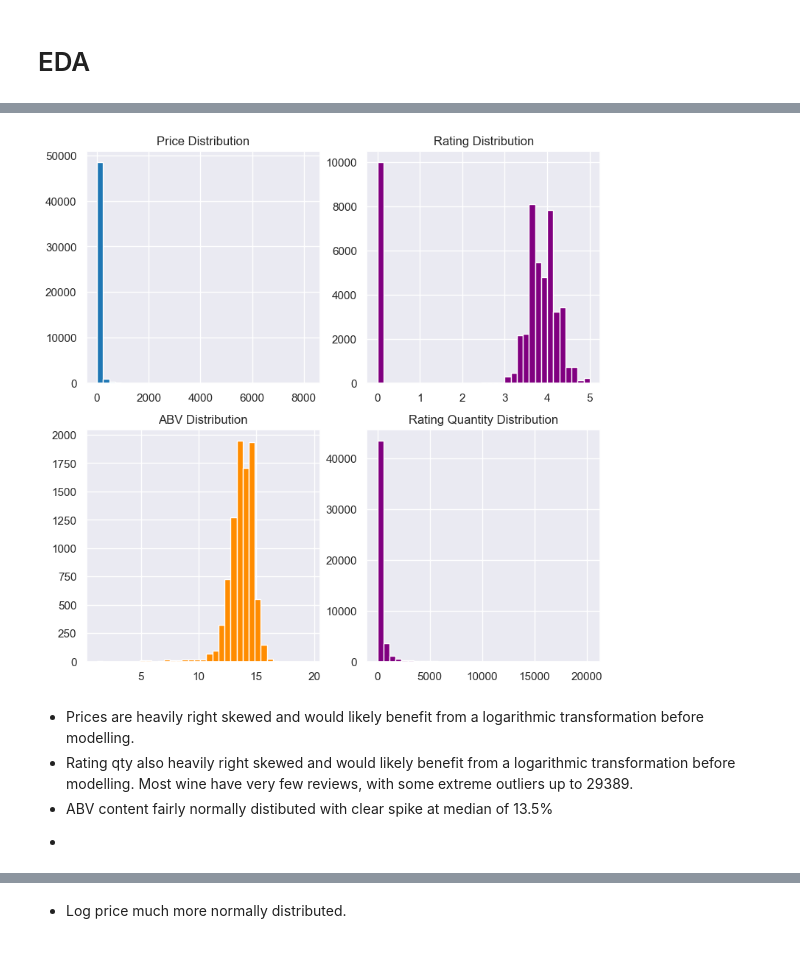
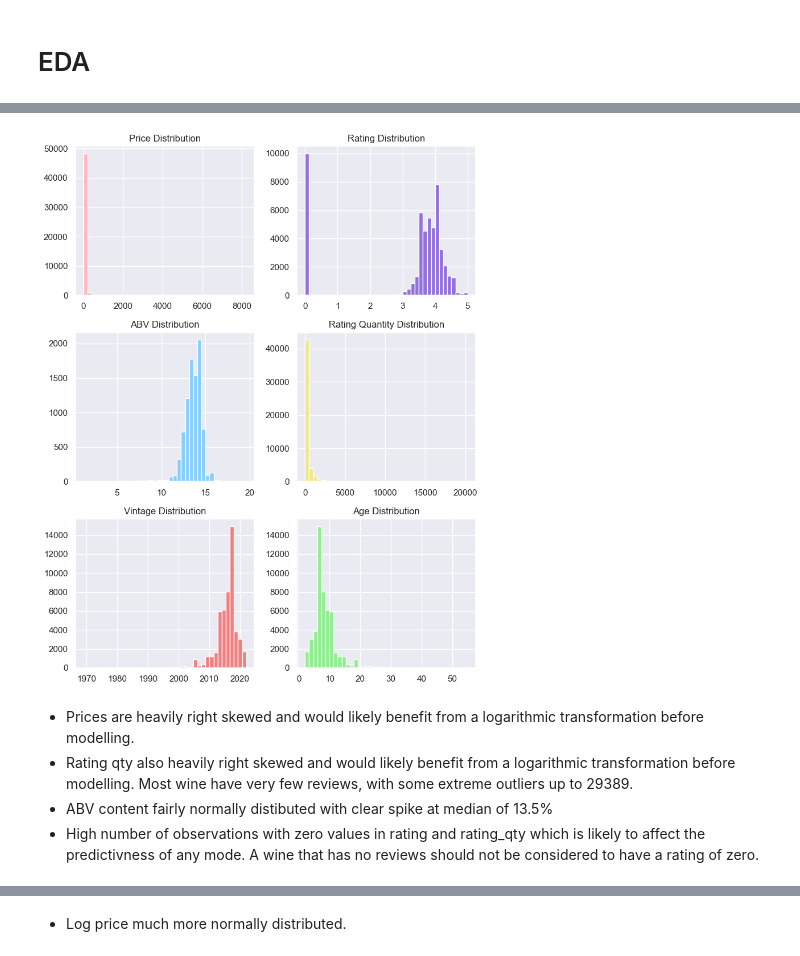
Before and after one commit to acdaniel864/capstone, a Jupyter notebook: code/03_eda.ipynb, the cells around one changed output, grey strips where cells are left out. Drawn from its saved outputs; the diff is of its cells as text; code cells hidden in the pictures.

```diff
--- a/code/03_eda.ipynb
+++ b/code/03_eda.ipynb
@@ -53,32 +52,40 @@ df.describe()
 # %%
-fig, axs = plt.subplots(2, 2, figsize=(9, 9))  # 4 subplots
 
-# plot price
-axs[0, 0].hist(df['price'], bins=35)
+fig, axs = plt.subplots(3, 2, figsize=(8, 10))
+bins = 40
+axs[0, 0].hist(df['price'], bins=bins, color='lightpink')
 axs[0, 0].set_title('Price Distribution')
 axs[0, 0].grid(True)
 
-# plot rating
-axs[0,1].hist(df['rating'], bins=35, color='mediumpurple')
-axs[0,1].set_title('Rating Distribution')  # Adjusted title and x label
-axs[0,1].grid(True)
+axs[0, 1].hist(df['rating'], bins=bins, color='mediumpurple')
+axs[0, 1].set_title('Rating Distribution')
+axs[0, 1].grid(True)
 
-# plot rating_qty
-axs[1, 1].hist(df['rating_qty'], bins=35, color='Purple')
-axs[1, 1].set_title('Rating Quantity Distribution')  # Adjusted title and x label
+axs[1, 0].hist(df['abv'], bins=bins, color='lightskyblue')
+axs[1, 0].set_title('ABV Distribution')
+axs[1, 0].grid(True)
+
+axs[1, 1].hist(df['rating_qty'], bins=bins, color='khaki')
+axs[1, 1].set_title('Rating Quantity Distribution')
 axs[1, 1].grid(True)
 
-# plot abv
-axs[1, 0].hist(df['abv'], bins=35, color='DarkOrange')
-axs[1, 0].set_title('ABV Distribution')  # Provided a title and x label
-axs[1, 0].grid(True)
+axs[2, 0].hist(df['vintage'], bins=bins, color='lightcoral')
+axs[2, 0].set_title('Vintage Distribution')
+axs[2, 0].grid(True)
+
+axs[2, 1].hist(df['age'], bins=bins, color='lightgreen')
+axs[2, 1].set_title('Age Distribution')
+axs[2, 1].grid(True)
+
+plt.tight_layout()
+# plt.show()
 # %% [output]
-[figure, old version]
+[figure, new version]
 # %% [markdown]
 * Prices are heavily right skewed and would likely benefit from a logarithmic transformation before modelling.
 * Rating qty also heavily right skewed and would likely benefit from a logarithmic transformation before modelling. Most wine have very few reviews, with some extreme outliers up to 29389.
 * ABV content fairly normally distibuted with clear spike at median of 13.5%
--
+* High number of observations with zero values in rating and rating_qty which is likely to affect the predictivness of any mode. A wine that has no reviews should not be considered to have a rating of zero.
 # %%
 # remove price outliers from dataframe, log transform price and plot
 
```
Also changed, not shown: parts of 37 cells of this notebook, 7 other files.
